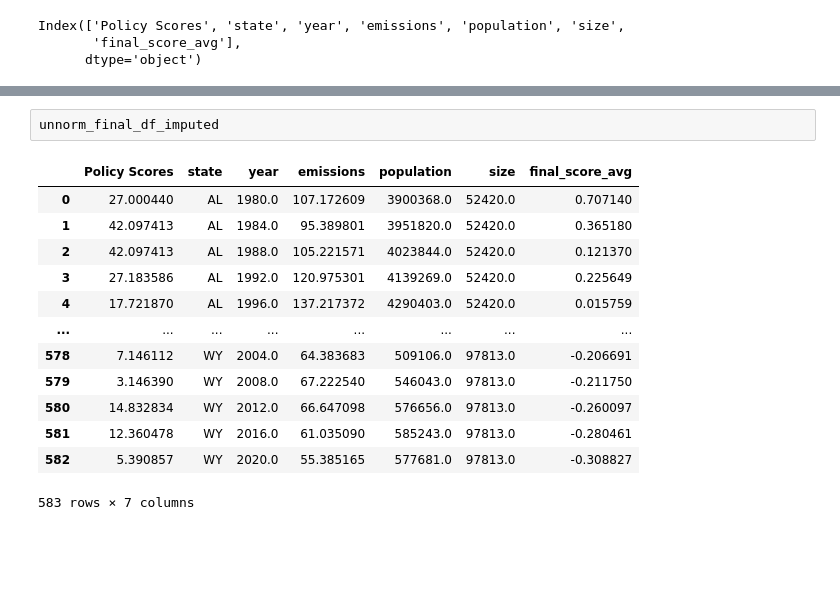
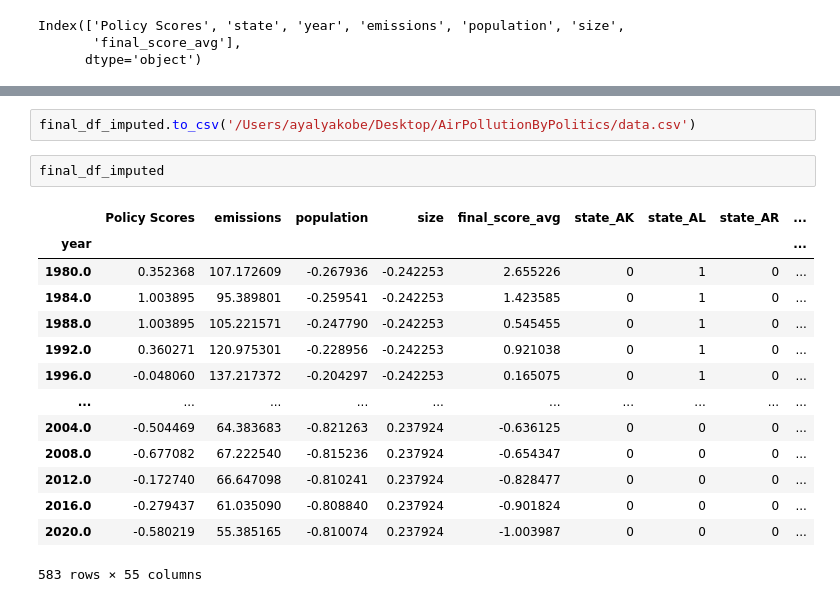
Before and after one commit to AyalYakobe/AirPollutionByPolitics, a Jupyter notebook: overview.ipynb, the cells around one changed output, grey strips where cells are left out. Drawn from its saved outputs; the diff is of its cells as text; blank space fills up the shorter version.

```diff
--- a/overview.ipynb
+++ b/overview.ipynb
@@ -703,16 +627,19 @@ Explained Variance Ratios: [0.41135552 0.20788768]
-# %%
-unnorm_final_df_imputed
-# %% [output]
-|  | Policy Scores | state | year | emissions | population | size | final_score_avg |
-| 0 | 27.000440 | AL | 1980.0 | 107.172609 | 3900368.0 | 52420.0 | 0.707140 |
-| 1 | 42.097413 | AL | 1984.0 | 95.389801 | 3951820.0 | 52420.0 | 0.365180 |
-| 2 | 42.097413 | AL | 1988.0 | 105.221571 | 4023844.0 | 52420.0 | 0.121370 |
-| 3 | 27.183586 | AL | 1992.0 | 120.975301 | 4139269.0 | 52420.0 | 0.225649 |
-| 4 | 17.721870 | AL | 1996.0 | 137.217372 | 4290403.0 | 52420.0 | 0.015759 |
-| ... | ... | ... | ... | ... | ... | ... | ... |
-| 578 | 7.146112 | WY | 2004.0 | 64.383683 | 509106.0 | 97813.0 | -0.206691 |
-| 579 | 3.146390 | WY | 2008.0 | 67.222540 | 546043.0 | 97813.0 | -0.211750 |
-| 580 | 14.832834 | WY | 2012.0 | 66.647098 | 576656.0 | 97813.0 | -0.260097 |
-| 581 | 12.360478 | WY | 2016.0 | 61.035090 | 585243.0 | 97813.0 | -0.280461 |
-| 582 | 5.390857 | WY | 2020.0 | 55.385165 | 577681.0 | 97813.0 | -0.308827 |
-583 rows × 7 columns
+# %%
+final_df_imputed.to_csv('/Users/ayalyakobe/Desktop/AirPollutionByPolitics/data.csv')
+# %%
+final_df_imputed
+# %% [output]
+|  | Policy Scores | emissions | population | size | final_score_avg | state_AK | state_AL | state_AR | ... |
+| year |  |  |  |  |  |  |  |  | ... |
+| 1980.0 | 0.352368 | 107.172609 | -0.267936 | -0.242253 | 2.655226 | 0 | 1 | 0 | ... |
+| 1984.0 | 1.003895 | 95.389801 | -0.259541 | -0.242253 | 1.423585 | 0 | 1 | 0 | ... |
+| 1988.0 | 1.003895 | 105.221571 | -0.247790 | -0.242253 | 0.545455 | 0 | 1 | 0 | ... |
+| 1992.0 | 0.360271 | 120.975301 | -0.228956 | -0.242253 | 0.921038 | 0 | 1 | 0 | ... |
+| 1996.0 | -0.048060 | 137.217372 | -0.204297 | -0.242253 | 0.165075 | 0 | 1 | 0 | ... |
+| ... | ... | ... | ... | ... | ... | ... | ... | ... | ... |
+| 2004.0 | -0.504469 | 64.383683 | -0.821263 | 0.237924 | -0.636125 | 0 | 0 | 0 | ... |
+| 2008.0 | -0.677082 | 67.222540 | -0.815236 | 0.237924 | -0.654347 | 0 | 0 | 0 | ... |
+| 2012.0 | -0.172740 | 66.647098 | -0.810241 | 0.237924 | -0.828477 | 0 | 0 | 0 | ... |
+| 2016.0 | -0.279437 | 61.035090 | -0.808840 | 0.237924 | -0.901824 | 0 | 0 | 0 | ... |
+| 2020.0 | -0.580219 | 55.385165 | -0.810074 | 0.237924 | -1.003987 | 0 | 0 | 0 | ... |
+583 rows × 55 columns
```
Also changed, not shown: parts of 14 cells of this notebook, 1 other file.
